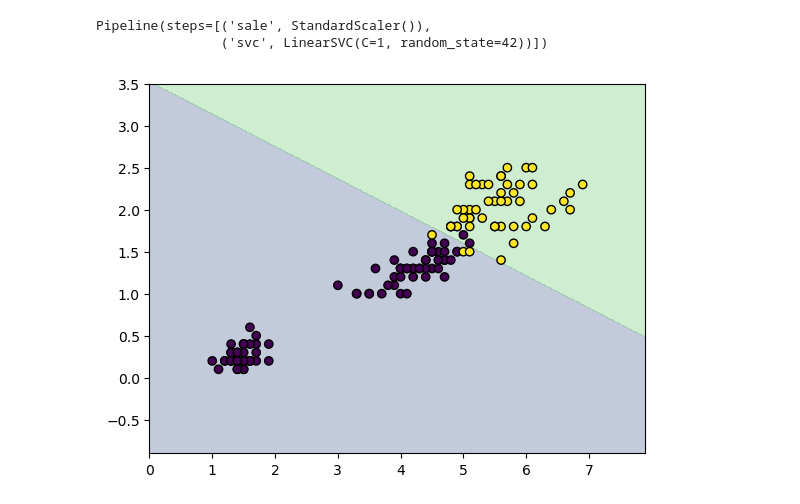
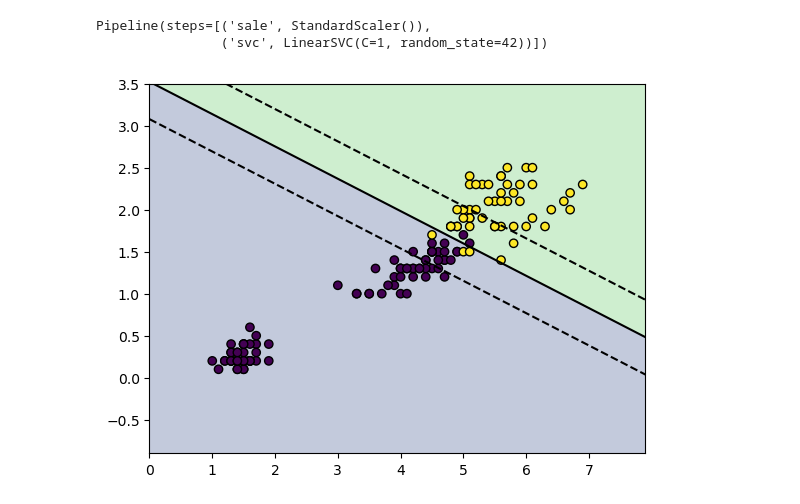
Before and after one commit to skn29teacher/skn29_lecture, a Jupyter notebook: 머신러닝/SVM/001.ipynb, the cells around one changed output. Saved outputs shown, nothing was run; the diff lists cells and outputs as text; code cells hidden in the pictures.

```diff
--- a/머신러닝/SVM/001.ipynb
+++ b/머신러닝/SVM/001.ipynb
@@ -24,19 +24,30 @@ Pipeline(steps=[('sale', StandardScaler()),
 # %%
 # 범위 설정
 x0_min, x0_max =  X[:,0].min()-1, X[:,0].max()+1
 x1_min, x1_max =  X[:,1].min()-1, X[:,1].max()+1
 
 xx,yy = np.meshgrid(
     np.linspace(x0_min,x0_max,500),
     np.linspace(x1_min,x1_max,500)
 )
 grid = np.c_[xx.ravel(),yy.ravel()]
 
 z = pipeline.predict(grid)
 z = z.reshape(xx.shape)
 
 plt.contourf(xx,yy,z, alpha=0.3)  # 결정영역
 plt.scatter(X[:,0], X[:,1], c=y, edgecolors='k')
+
+# 결정경계
+decision = pipeline.decision_function(grid)
+decision = decision.reshape(xx.shape)
+
+plt.contour(
+    xx,yy,decision,levels=[-1,0,1],
+    linestyles = ['--','-','--'],
+    colors='k'
+)
+
 plt.show()
 # %% [output]
-[figure, old version]
+[figure, new version]
```
Also changed, not shown: parts of 3 cells of this notebook, 2 other files.
